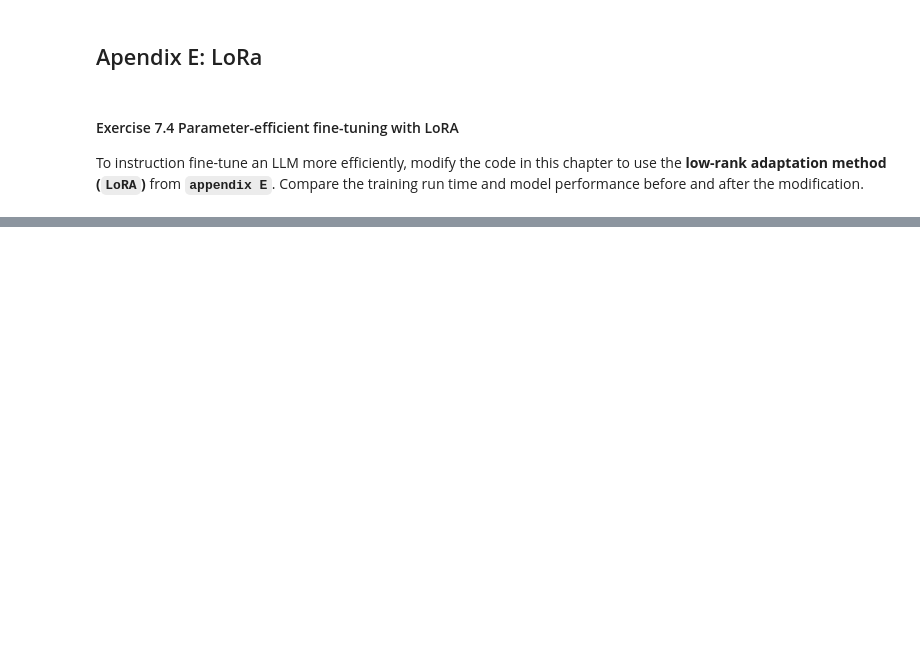
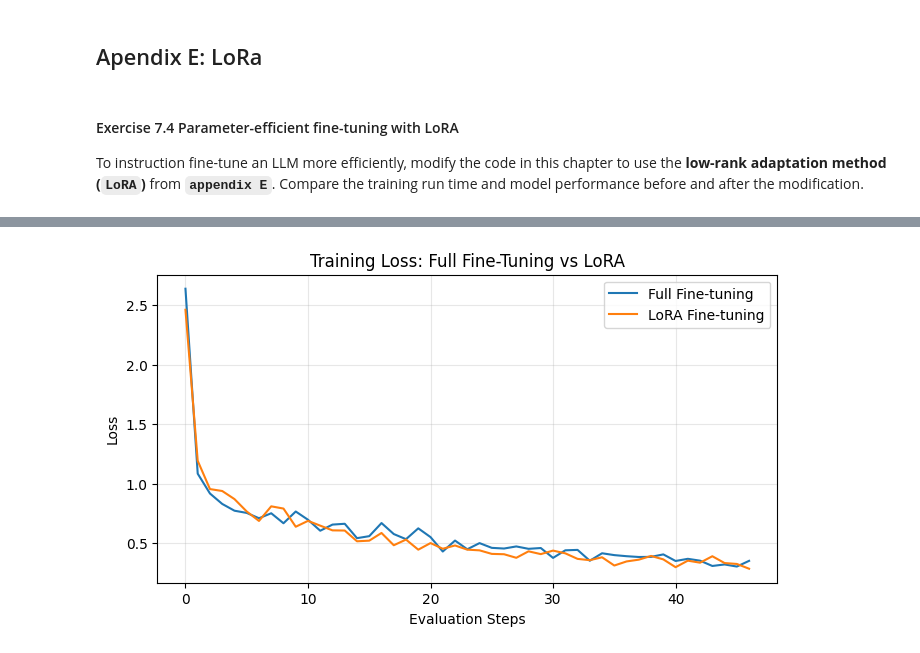
Before and after one commit to jmarrietar/LLMs-from-scratch-study, a Jupyter notebook: Chapter_7.ipynb, the cells around one changed output, grey strips where cells are left out. Drawn from its saved outputs; the diff is of its cells as text; code cells hidden in the pictures; blank space fills up the shorter version.

```diff
--- a/Chapter_7.ipynb
+++ b/Chapter_7.ipynb
@@ -795,7 +825,7 @@ Convert the active sentence to passive: 'The chef cooks the meal every day.'
 token_ids = generate(
     model=model,
     idx=text_to_token_ids(input_text, tokenizer),
-    max_new_tokens=35,
+    max_new_tokens=30,
     context_size=BASE_CONFIG["context_length"],
     eos_id=50256,
 )
@@ -1130,0 +1270,4 @@ To instruction fine-tune an LLM more efficiently, modify the code in this chapte
+# %%
+device = torch.device("cuda" if torch.cuda.is_available() else "cpu")
+model.to(device)
+print(model)
@@ -1130,0 +1307,23 @@ To instruction fine-tune an LLM more efficiently, modify the code in this chapte
+# %%
+num_epochs_lora = 2
+
+# Re-initialize the optimizer specifically for LoRA parameters
+# Note: We use a slightly higher learning rate for LoRA than full fine-tuning
+optimizer_lora = torch.optim.AdamW(model.parameters(), lr=0.00005, weight_decay=0.1)
+
+start_time = time.time()
+train_losses_lora, val_losses_lora, _ = train_model_simple(
+    model,
+    train_loader,
+    val_loader,
+    optimizer_lora,
+    device,
+    num_epochs=num_epochs_lora,
+    eval_freq=5,
+    eval_iter=5,
+    start_context=format_input(val_data[0]),
+    tokenizer=tokenizer
+)
+
+end_time = time.time()
+print(f"LoRA Training (10 epochs) completed in {(end_time - start_time) / 60:.2f} minutes.")
@@ -1130,0 +1371,18 @@ To instruction fine-tune an LLM more efficiently, modify the code in this chapte
+# %%
+def plot_comparison(train_losses, train_losses_lora):
+    plt.figure(figsize=(8, 4))
+    plt.plot(torch.stack(train_losses).cpu().detach().numpy(), label='Full Fine-tuning')
+    plt.plot(torch.stack(train_losses_lora).cpu().detach().numpy(), label='LoRA Fine-tuning')
+    plt.xlabel('Evaluation Steps')
+    plt.ylabel('Loss')
+    plt.title('Training Loss: Full Fine-Tuning vs LoRA')
+    plt.legend()
+    plt.grid(True, alpha=0.3)
+    plt.show()
+
+try:
+    plot_comparison(train_losses, train_losses_lora)
+except NameError:
+    print('Ensure both training runs have completed to see the comparison.')
+# %% [output]
+[figure, added]
```
Also changed, not shown: parts of 37 cells of this notebook.
